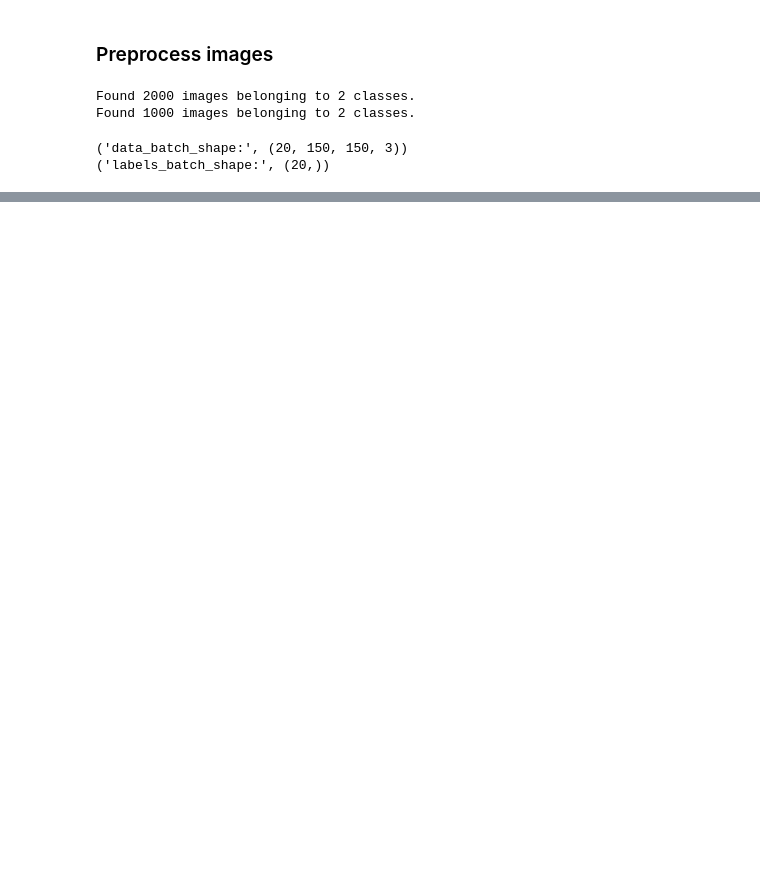
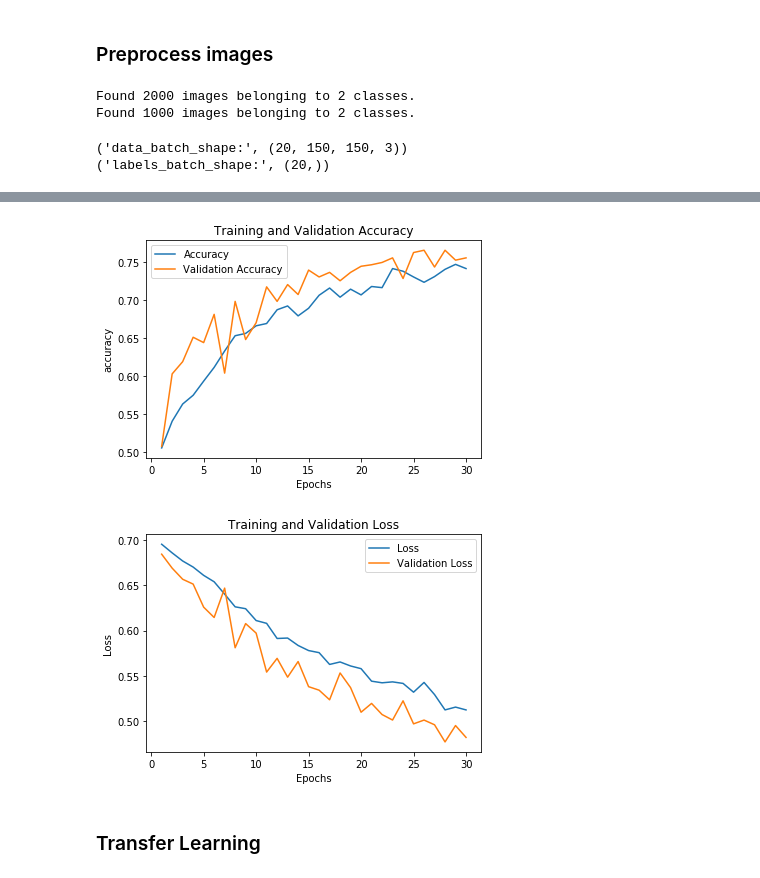
Before and after one commit to dhodun/keras-manning, a Jupyter notebook: Keras Ch 5 Dogs Cats.ipynb, the cells around one changed output, grey strips where cells are left out. Cells and saved outputs as stored; diff of their text form; code cells hidden in the pictures; blank space fills up the shorter version.

```diff
--- a/Keras Ch 5 Dogs Cats.ipynb
+++ b/Keras Ch 5 Dogs Cats.ipynb
@@ -229,0 +340,7 @@ Epoch 1/30
+# %%
+print_curves(history)
+# %% [output]
+[figure, added]
+[figure, added]
+# %% [markdown]
+### Transfer Learning
```
Also changed, not shown: parts of 43 cells of this notebook, 1 other file.
